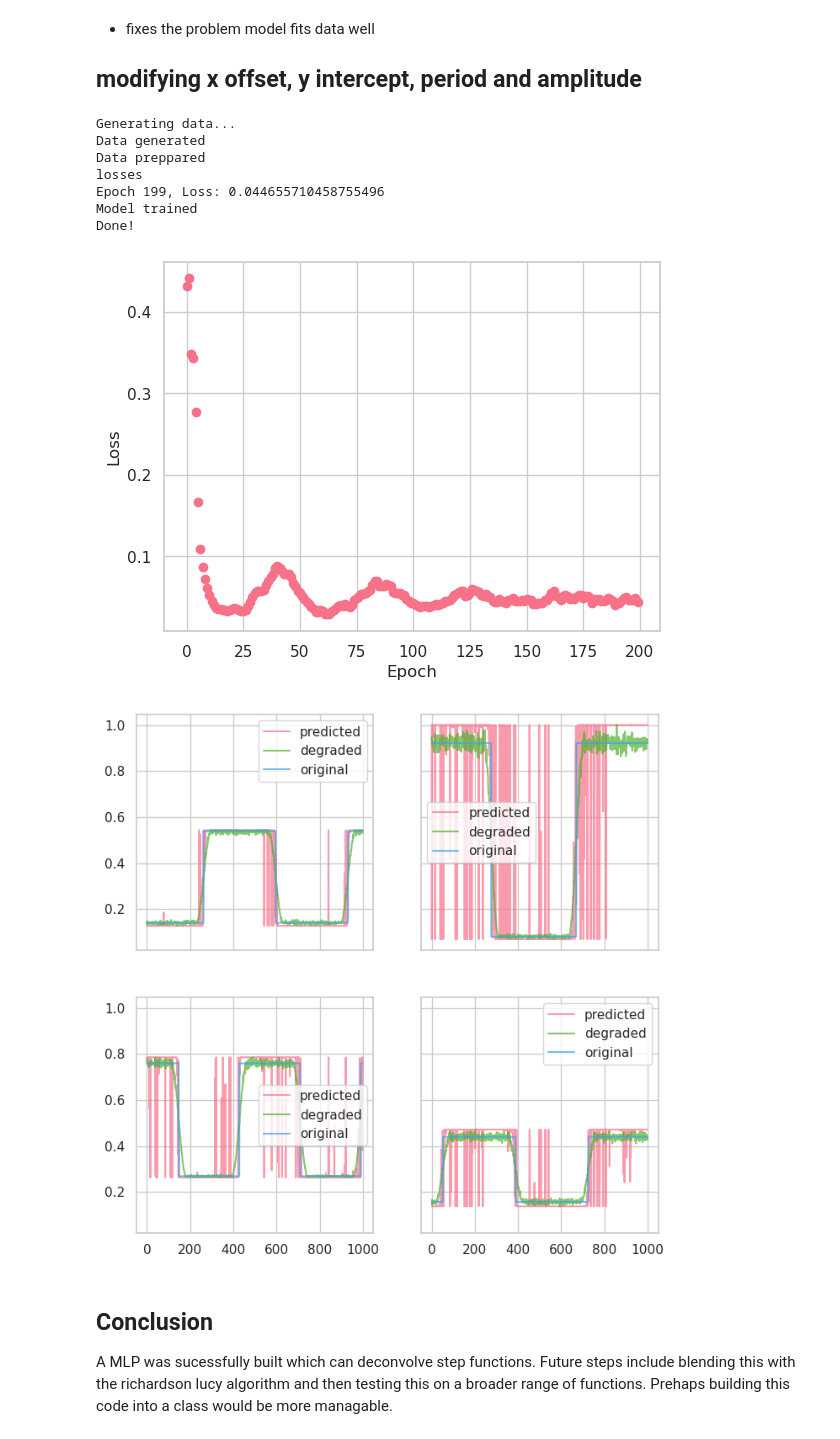
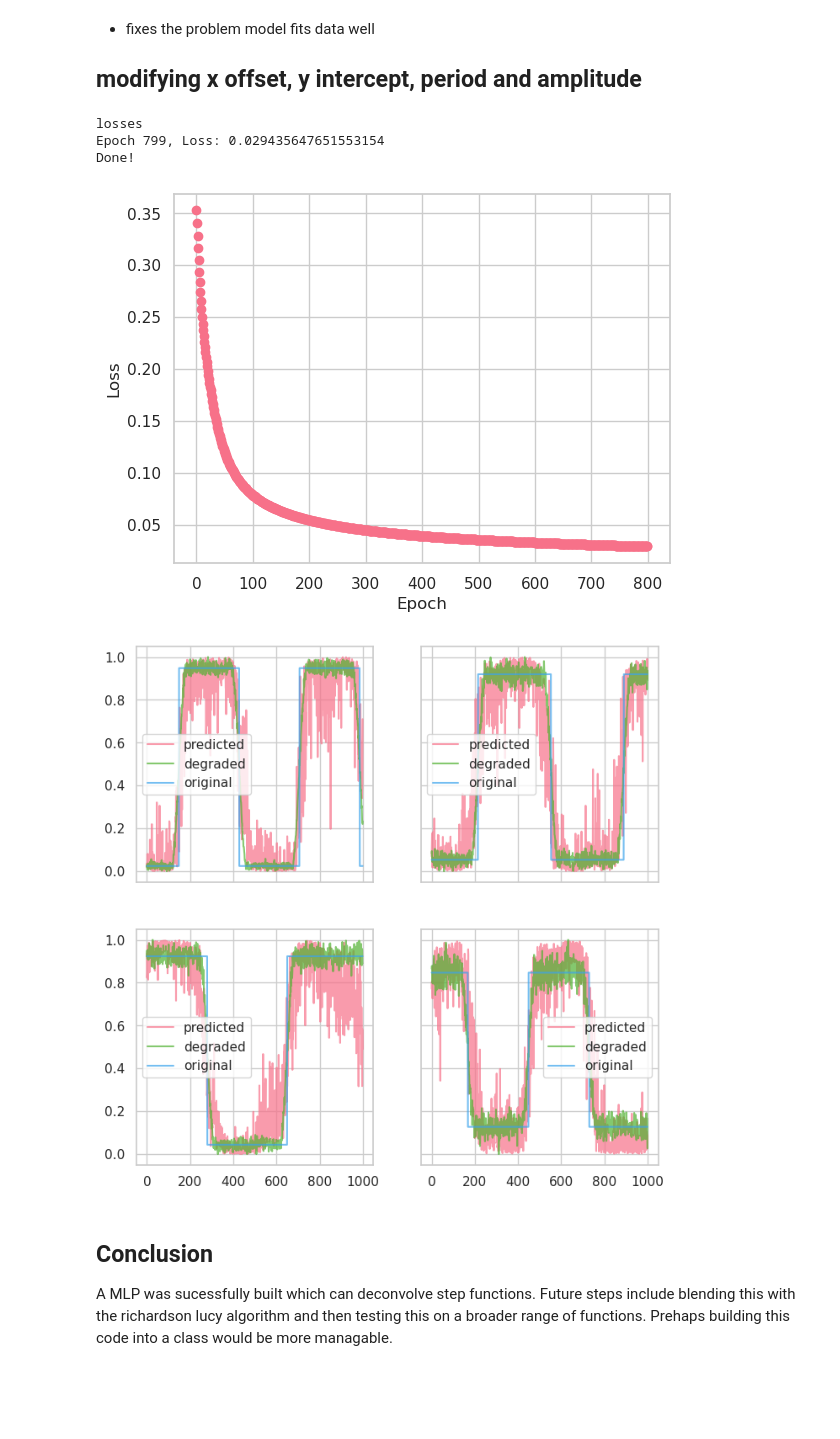
Before and after one commit to MalachiHibbins/Deconvolution-By-Machine-Learning, a Jupyter notebook: LabBook/Week7/MachineLearningFunction.ipynb, the cells around one changed output. Saved outputs shown, nothing was run; the diff lists cells and outputs as text; code cells hidden in the pictures; blank space fills up the shorter version.

```diff
--- a/LabBook/Week7/MachineLearningFunction.ipynb
+++ b/LabBook/Week7/MachineLearningFunction.ipynb
@@ -279,17 +282,15 @@ Done!
 - fixes the problem model fits data well
 ## modifying x offset, y intercept, period and amplitude
 # %%
-test_model(hidden_size=256, epochs = 200, lr = 0.0005, seed_model = 42, seed_data = 9, vary_x_offset=True, vary_period=True, vary_y_intercept=True, vary_amplitude=True, graphs_save_n=30)
+X_train_scaled, X_test_scaled, y_train_scaled, y_test_scaled, X_train, X_test, y_train, y_test = get_data(amount = 100000, noise_scale = 5000, blur_std = 61, kernel_size=20, seed_data = 42, seed_model = 42, plot_results = True, graphs_save_n = 0, vary_period = True, vary_amplitude = True, vary_y_intercept = True, vary_x_offset = True)
-# %% [output]
-Generating data...
-Data generated
-Data preppared
-losses
-Epoch 199, Loss: 0.044655710458755496
-Model trained
-Done!
-[figure, removed]
-[figure, removed]
+# %%
+train_model(X_train_scaled, X_test_scaled, y_train_scaled, y_test_scaled, X_train, X_test, y_train, y_test, epochs=800, lr = 0.00001, seed_model=4, hidden_size=128)
+# %% [output]
+losses
+Epoch 799, Loss: 0.029435647651553154
+Done!
+[figure, added]
+[figure, added]
 # %% [markdown]
 ## Conclusion
 A MLP was sucessfully built which can deconvolve step functions. Future steps include blending this with the richardson lucy algorithm and then testing this on a broader range of functions. Prehaps building this code into a class would be more managable.
```
Also changed, not shown: parts of 6 cells of this notebook.
